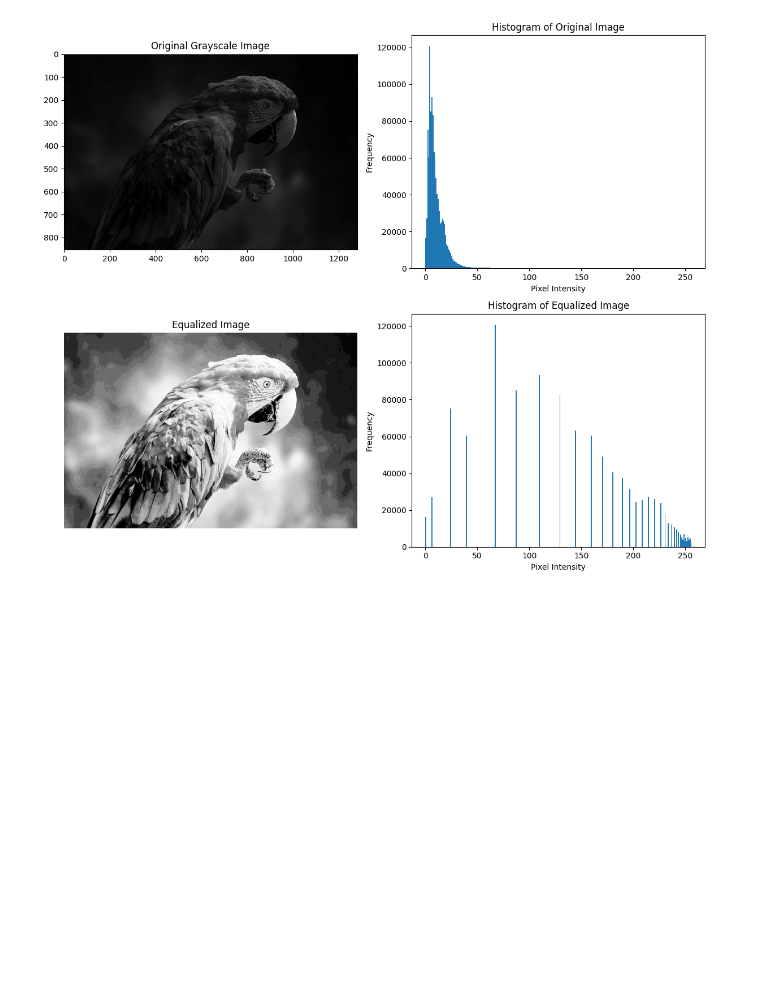
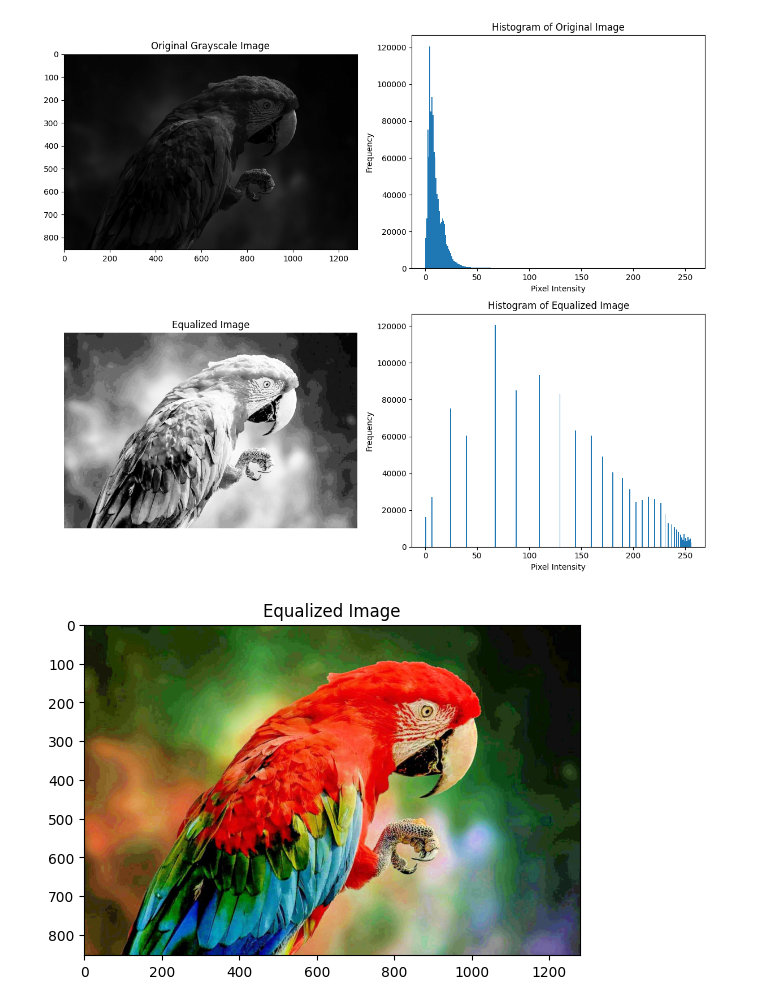
Before and after one commit to Aadi6777/Histogram-Equalization-Using-OpenCV, a Jupyter notebook: Histogram.ipynb, the cells around one changed output. Saved outputs shown, nothing was run; the diff lists cells and outputs as text; code cells hidden in the pictures; blank space fills up the shorter version.

```diff
--- a/Histogram.ipynb
+++ b/Histogram.ipynb
@@ -79,3 +79,15 @@ plt.tight_layout()
 plt.show()
 # %% [output]
 [figure]
+# %%
+img_c= cv2.imread('parrot.jpg',cv2.IMREAD_COLOR)
+img_hsv=cv2.cvtColor(img_c,cv2.COLOR_BGR2HSV)
+# %%
+img_hsv[:,:,2]=cv2.equalizeHist(img_hsv[:,:,2])
+# %%
+img_eq=cv2.cvtColor(img_hsv,cv2.COLOR_HSV2BGR)
+plt.imshow(img_eq[:,:,::-1]);
+plt.title('Equalized Image');
+plt.show()
+# %% [output]
+[figure, added]
```
Also changed, not shown: parts of 1 cell of this notebook.
